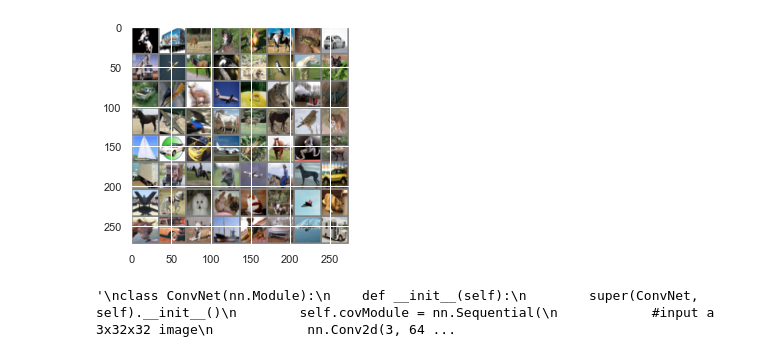
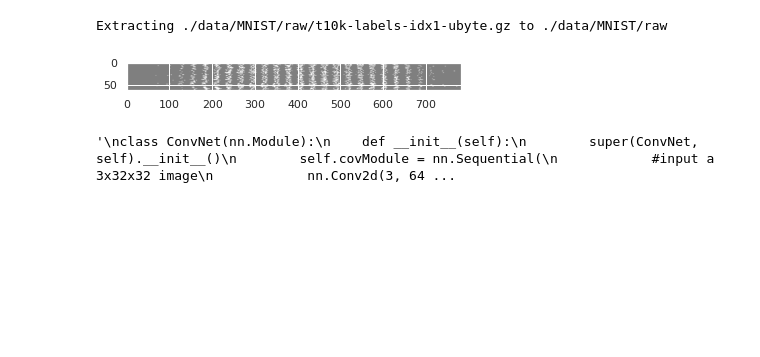
Before and after one commit to COMP6248-Reproducability-Challenge/MaSS-optimiser, a Jupyter notebook: General/Code/CNN-FCN.ipynb, the cells around one changed output. Cells and saved outputs as stored; diff of their text form; code cells hidden in the pictures; blank space fills up the shorter version.

```diff
--- a/General/Code/CNN-FCN.ipynb
+++ b/General/Code/CNN-FCN.ipynb
@@ -24,15 +35,21 @@ learning_rate = 0.01
 # %%
 # dataset has PILImage images of range [0, 1].
 # We transform them to Tensors of normalized range [-1, 1]
+'''
 transform = transforms.Compose(
     [transforms.ToTensor(),
      transforms.Normalize((0.5, 0.5, 0.5), (0.5, 0.5, 0.5))])
+'''
+transform = transforms.Compose([
+    transforms.ToTensor(),
+    transforms.Lambda(lambda x: x.view(-1))
+])
 
 # CIFAR10: 60000 32x32 color images in 10 classes, with 6000 images per class
-train_dataset = torchvision.datasets.CIFAR10(root='./data', train=True,
+train_dataset = torchvision.datasets.MNIST(root='./data', train=True,
                                         download=True, transform=transform)
 
-test_dataset = torchvision.datasets.CIFAR10(root='./data', train=False,
+test_dataset = torchvision.datasets.MNIST(root='./data', train=False,
                                        download=True, transform=transform)
 
 train_loader = torch.utils.data.DataLoader(train_dataset, batch_size=batch_size,
@@ -64,4 +92,5 @@ Files already downloaded and verified
+Extracting ./data/MNIST/raw/t10k-labels-idx1-ubyte.gz to ./data/MNIST/raw
-[figure, old version]
+[figure, new version]
 # %%
 '''
 class ConvNet(nn.Module):
```
Also changed, not shown: parts of 9 cells of this notebook, 1 other file.
